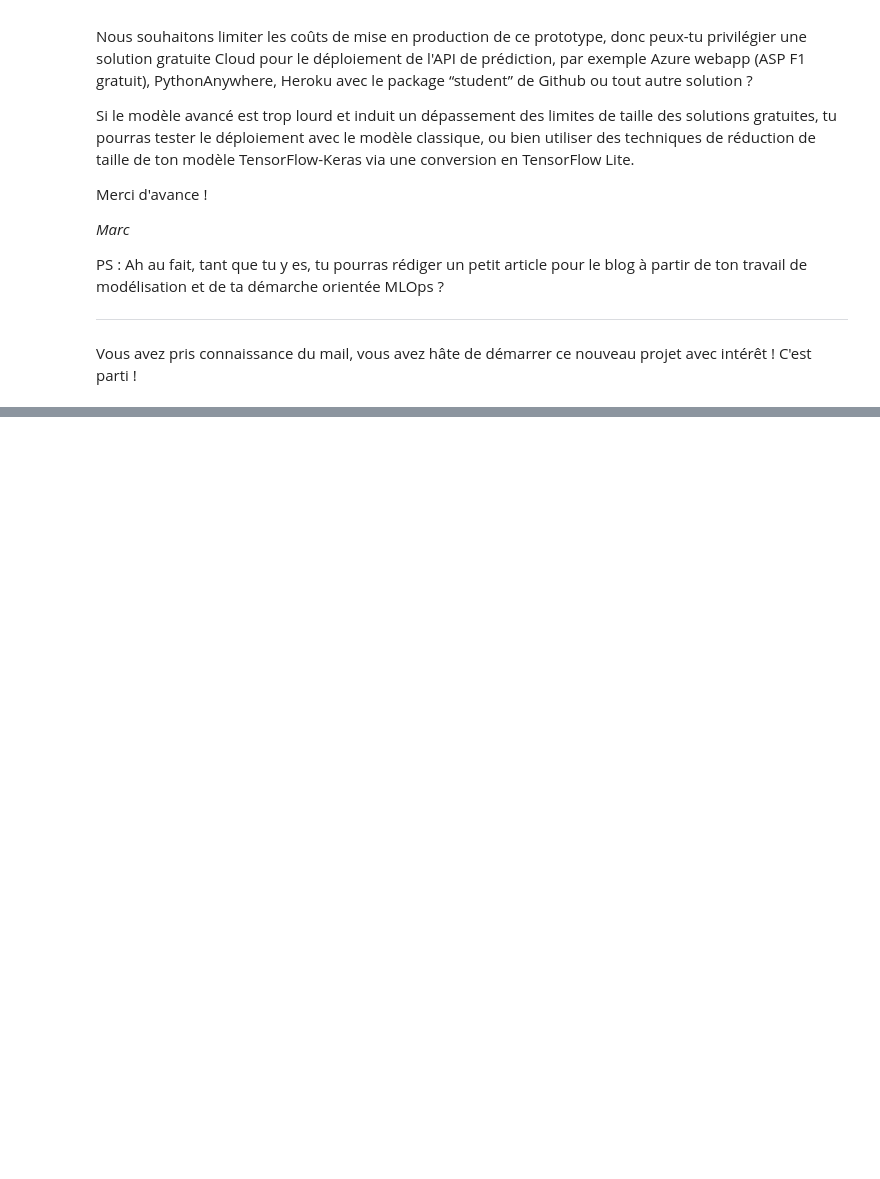
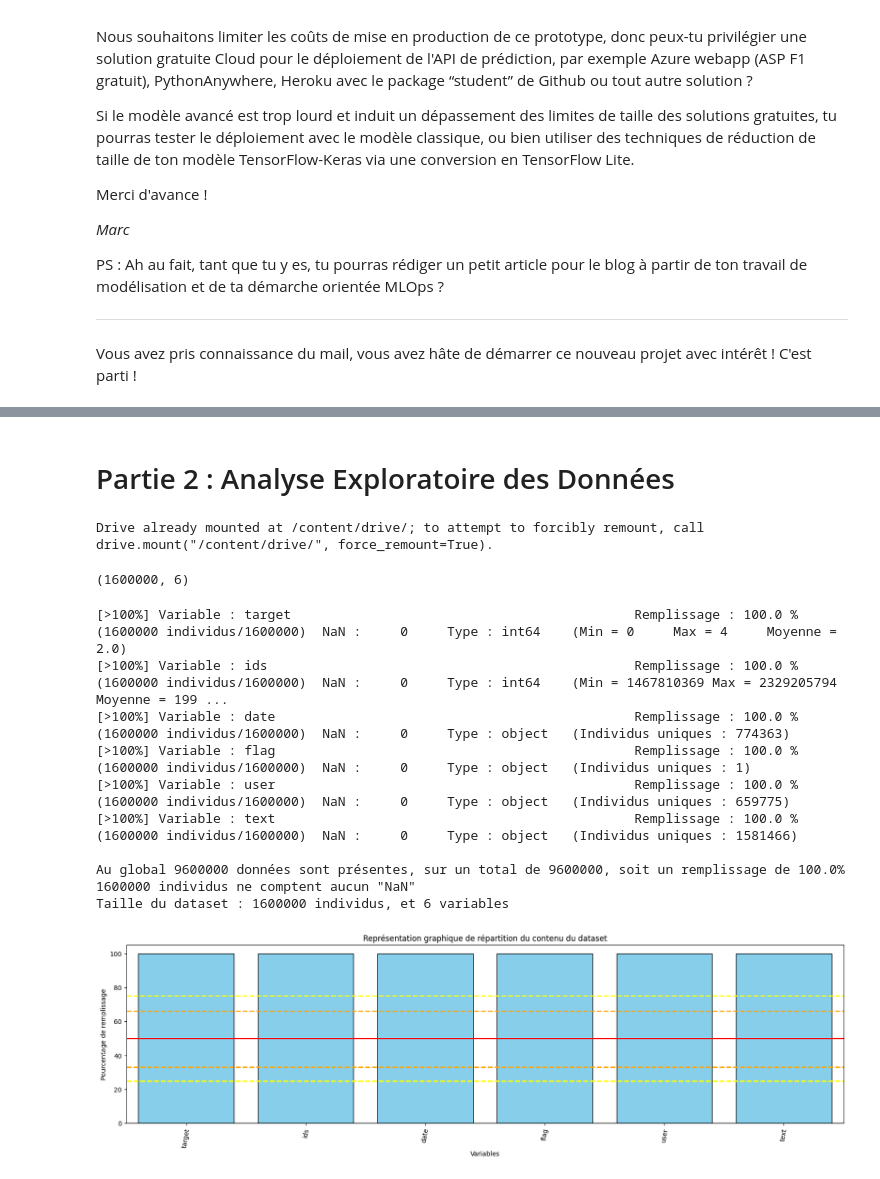
Before and after one commit to Jojo31100/Projet_7-Air_Paradis-PUBLIC, a Jupyter notebook: AirParadis_Notebook.ipynb, the cells around one changed output, grey strips where cells are left out. Cells and saved outputs as stored; diff of their text form; code cells hidden in the pictures; blank space fills up the shorter version.

```diff
--- a/AirParadis_Notebook.ipynb
+++ b/AirParadis_Notebook.ipynb
@@ -93,0 +325,29 @@ Vous avez pris connaissance du mail, vous avez hâte de démarrer ce nouveau pro
+# %% [markdown]
+# Partie 2 : Analyse Exploratoire des Données
+# %%
+#Loading data
+drive.mount("/content/drive/")
+
+#Comme le dataset fourni ne contient pas la 1ère ligne avec les noms des variables, on va préparer le dataframe Pandas manuellement, en les rajoutants
+nomsVariables = ["target", "ids", "date", "flag", "user", "text"] #Informations trouvées ici : https://www.kaggle.com/datasets/kazanova/sentiment140
+
+#On charge nos données
+dataframe = pandas.read_csv("/content/drive/My Drive/Colab_Notebooks/Project_7/dataset/training.1600000.processed.noemoticon.csv", encoding="latin-1", header=None, names=nomsVariables)
+dataframe.shape
+# %% [output]
+Drive already mounted at /content/drive/; to attempt to forcibly remount, call drive.mount("/content/drive/", force_remount=True).
+(1600000, 6)
+# %%
+_visualisationDataset(dataframe, 100, "Yes")
+# %% [output]
+[>100%] Variable : target                                            Remplissage : 100.0 % (1600000 individus/1600000)  NaN :     0     Type : int64    (Min = 0     Max = 4     Moyenne = 2.0)
+[>100%] Variable : ids                                               Remplissage : 100.0 % (1600000 individus/1600000)  NaN :     0     Type : int64    (Min = 1467810369 Max = 2329205794 Moyenne = 199 ...
+[>100%] Variable : date                                              Remplissage : 100.0 % (1600000 individus/1600000)  NaN :     0     Type : object   (Individus uniques : 774363)
+[>100%] Variable : flag                                              Remplissage : 100.0 % (1600000 individus/1600000)  NaN :     0     Type : object   (Individus uniques : 1)
+[>100%] Variable : user                                              Remplissage : 100.0 % (1600000 individus/1600000)  NaN :     0     Type : object   (Individus uniques : 659775)
+[>100%] Variable : text                                              Remplissage : 100.0 % (1600000 individus/1600000)  NaN :     0     Type : object   (Individus uniques : 1581466)
+
+Au global 9600000 données sont présentes, sur un total de 9600000, soit un remplissage de 100.0%
+1600000 individus ne comptent aucun "NaN"
+Taille du dataset : 1600000 individus, et 6 variables
+[figure, added]
```
Also changed, not shown: parts of 14 cells of this notebook.
